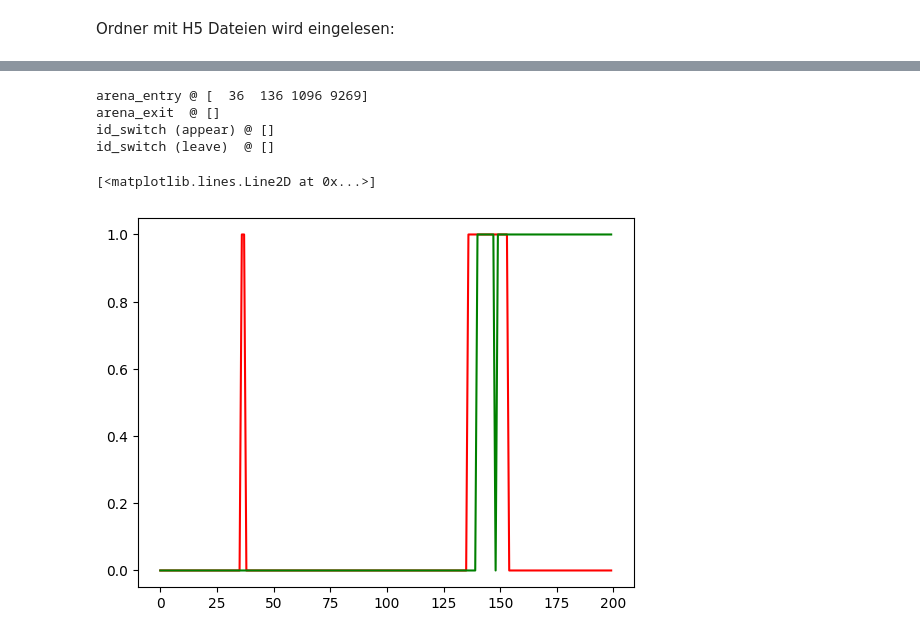
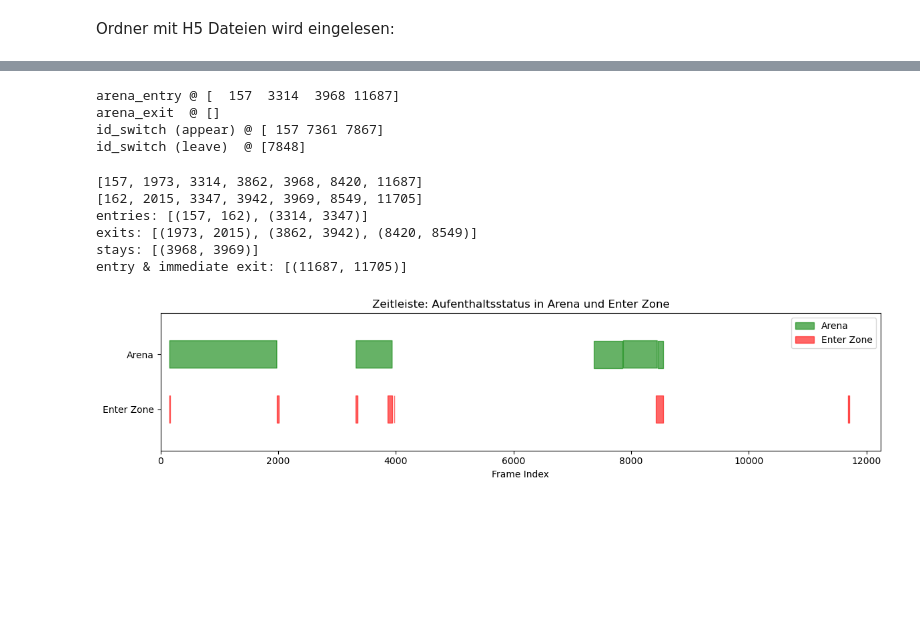
Before and after one commit to FabianQuicken/Ambros_analysis, a Jupyter notebook: full_module_analysis/h5_preprocessing.ipynb, the cells around one changed output, grey strips where cells are left out. Cells and saved outputs as stored; diff of their text form; code cells hidden in the pictures; blank space fills up the shorter version.

```diff
--- a/full_module_analysis/h5_preprocessing.ipynb
+++ b/full_module_analysis/h5_preprocessing.ipynb
@@ -45,8 +50,8 @@ individuals = individuals_list[-1]
 
 #for ind 1
 
-arr_x = test_df.loc[:, (scorer, individuals[0], bodyparts, ["x", "y"])].values[:,::2]
-arr_y = test_df.loc[:, (scorer, individuals[0], bodyparts, ["x", "y"])].values[:,1::2]
+arr_x = test_df.loc[:, (scorer, individuals[2], bodyparts, ["x", "y"])].values[:,::2]
+arr_y = test_df.loc[:, (scorer, individuals[2], bodyparts, ["x", "y"])].values[:,1::2]
 
 mean_x = np.nanmean(arr_x, axis=1)
 mean_y = np.nanmean(arr_y, axis=1)
@@ -132,15 +226,51 @@ print("arena_exit  @", idx_arena_exit)
 print("id_switch (appear) @", idx_id_switch_appear)
 print("id_switch (leave)  @", idx_id_switch_leave)
 # %% [output]
-arena_entry @ [  36  136 1096 9269]
+arena_entry @ [  157  3314  3968 11687]
 arena_exit  @ []
-id_switch (appear) @ []
-id_switch (leave)  @ []
+id_switch (appear) @ [ 157 7361 7867]
+id_switch (leave)  @ [7848]
-# %%
-import matplotlib.pyplot as plt
-
-plt.plot(mouse_in_enter_zone[0:200], color='red')
-plt.plot(mouse_in_arena[0:200], color = 'green')
-# %% [output]
-[<matplotlib.lines.Line2D at 0x...>]
-[figure, removed]
+# %%
+print(enter_zone_entries)
+print(enter_zone_exits)
+print(f"entries: {modul_entries}")
+print(f"exits: {modul_exits}")
+print(f"stays: {modul_stays}")
+print(f"entry & immediate exit: {modul_entry_exit}")
+# %% [output]
+[157, 1973, 3314, 3862, 3968, 8420, 11687]
+[162, 2015, 3347, 3942, 3969, 8549, 11705]
+entries: [(157, 162), (3314, 3347)]
+exits: [(1973, 2015), (3862, 3942), (8420, 8549)]
+stays: [(3968, 3969)]
+entry & immediate exit: [(11687, 11705)]
+# %%
+# Arrays in bool umwandeln (falls sie 0/1 sind)
+#ez = mouse_in_enter_zone.astype(bool)
+#ar = mouse_in_arena.astype(bool)
+
+frames = np.arange(len(ez))
+
+fig, ax = plt.subplots(figsize=(12, 3))
+
+# Arena (grün, oben)
+ax.fill_between(frames, 1.5, 2.0, where=ar, color='green', alpha=0.6, label='Arena')
+
+# Enter Zone (rot, unten)
+ax.fill_between(frames, 0.5, 1.0, where=ez, color='red', alpha=0.6, label='Enter Zone')
+
+# Achsen formatieren
+ax.set_ylim(0, 2.5)
+ax.set_xlim(0, len(frames))
+#alternative xlim
+#ax.set_xlim(6400, 6900)
+ax.set_yticks([0.75, 1.75])
+ax.set_yticklabels(['Enter Zone', 'Arena'])
+ax.set_xlabel("Frame Index")
+ax.set_title("Zeitleiste: Aufenthaltsstatus in Arena und Enter Zone")
+ax.legend(loc='upper right')
+
+plt.tight_layout()
+plt.show()
+# %% [output]
+[figure, added]
```
Also changed, not shown: parts of 5 cells of this notebook.
